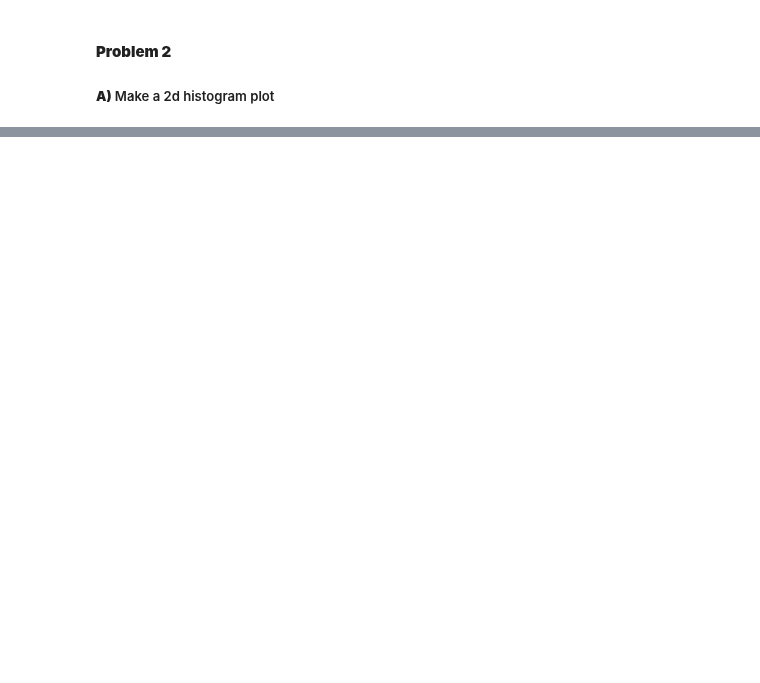
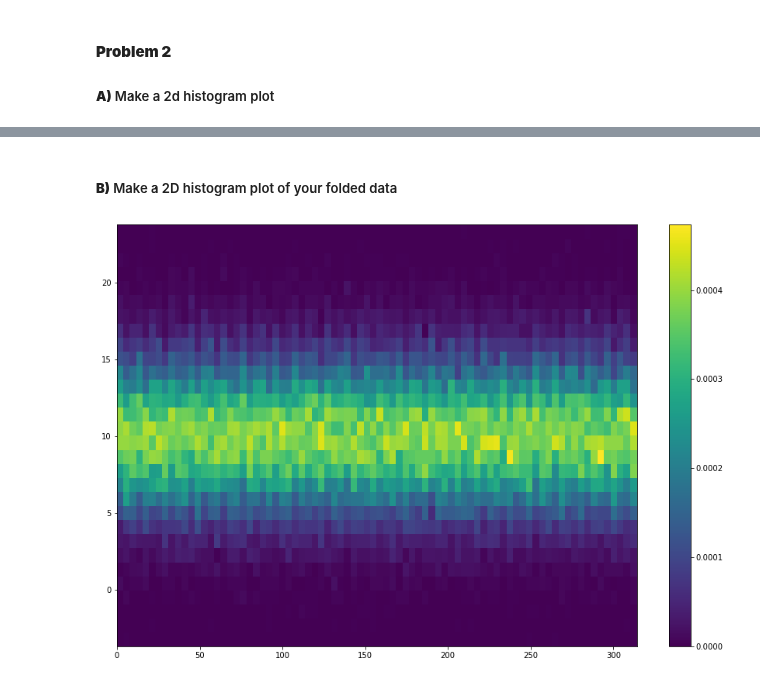
Before and after one commit to jeff-abe/PHYS434, a Jupyter notebook: HW4.ipynb, the cells around one changed output, grey strips where cells are left out. Saved outputs shown, nothing was run; the diff lists cells and outputs as text; code cells hidden in the pictures; blank space fills up the shorter version.

```diff
--- a/HW4.ipynb
+++ b/HW4.ipynb
@@ -62,0 +72,8 @@ The plot above shows the probability density of getting a certain range of value
+# %% [markdown]
+##### **B)** Make a 2D histogram plot of your folded data
+# %%
+plt.hist2d(t,bkgd,bins = [80,30], density = True)
+plt.colorbar()
+plt.show()
+# %% [output]
+[figure, added]
```
Also changed, not shown: parts of 6 cells of this notebook.
